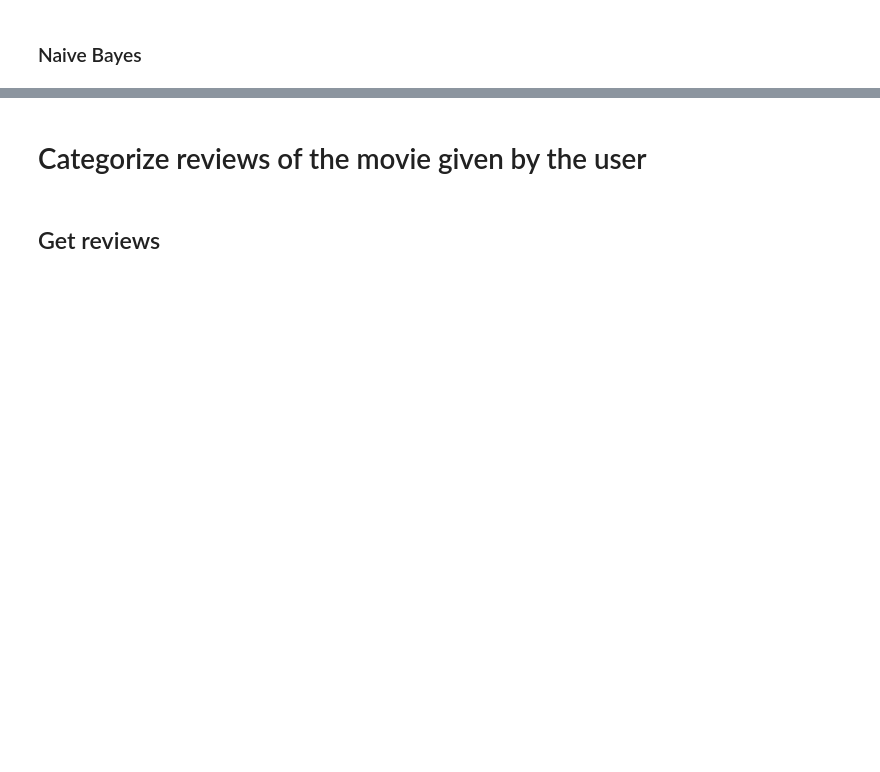
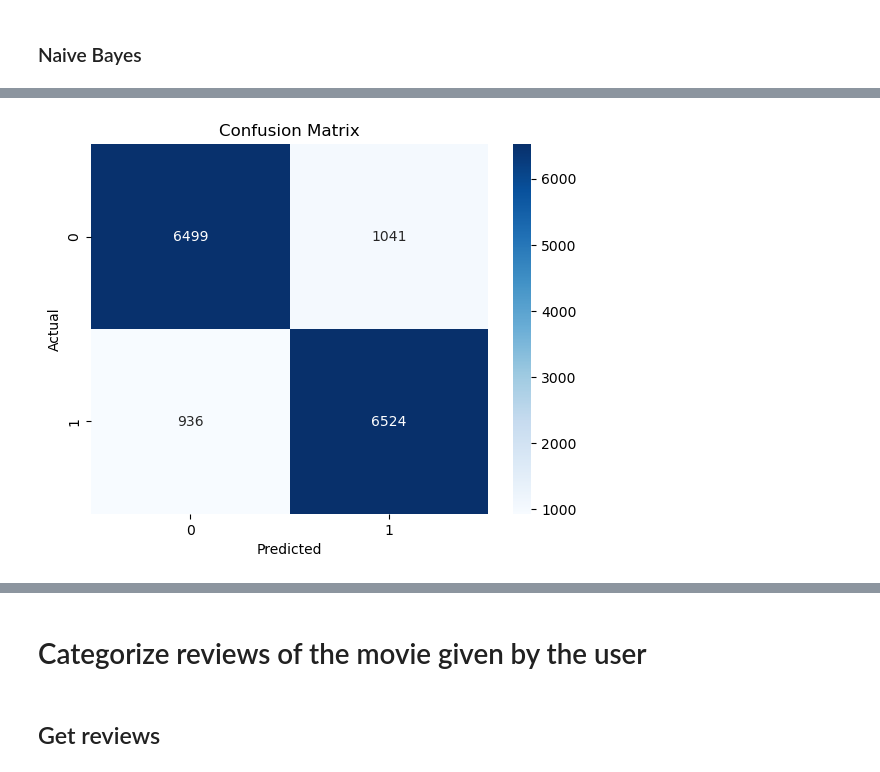
Before and after one commit to Konstantina5/DWS-Movie_Recommendation_System, a Jupyter notebook: NLP_Movie_Recommender.ipynb, the cells around one changed output, grey strips where cells are left out. Saved outputs shown, nothing was run; the diff lists cells and outputs as text; code cells hidden in the pictures; blank space fills up the shorter version.

Commit message:
Update training models of Movie recomendation Review dataset

```diff
--- a/NLP_Movie_Recommender.ipynb
+++ b/NLP_Movie_Recommender.ipynb
@@ -683,0 +558,17 @@ weighted avg      0.253     0.503     0.336     15000
+# %%
+import tensorflow as tf
+from tensorflow.keras.models import Sequential
+from tensorflow.keras.layers import Embedding, LSTM, Dense, Bidirectional
+
+# Creating the RNN model
+model = tf.keras.Sequential([
+    Embedding(input_dim=5000, output_dim=50),
+    Bidirectional(
+        LSTM(units=64),
+    ),
+    Dense(units=1, activation='sigmoid')
+])
+# %%
+model.compile(optimizer='adam', loss='binary_crossentropy', metrics=['accuracy'])
+# %%
+history = model.fit(x_train_padded, y_train, validation_data=(x_test_padded, y_test), epochs=5, batch_size=64)
@@ -683,0 +595,7 @@ weighted avg      0.253     0.503     0.336     15000
+# %%
+from sklearn.metrics import classification_report
+# Get predicted probabilities
+y_probs = model.predict(x_test_padded, batch_size=64)
+
+# Convert probabilities to binary predictions (0 or 1)
+y_pred = (y_probs > 0.5).astype(int)
@@ -683,0 +617,13 @@ weighted avg      0.253     0.503     0.336     15000
+# %%
+from sklearn.metrics import confusion_matrix
+import seaborn as sns
+import matplotlib.pyplot as plt
+
+cm = confusion_matrix(y_test, y_pred)
+sns.heatmap(cm, annot=True, fmt='d', cmap='Blues')
+plt.xlabel('Predicted')
+plt.ylabel('Actual')
+plt.title('Confusion Matrix')
+plt.show()
+# %% [output]
+[figure, added]
```
Also changed, not shown: parts of 71 cells of this notebook.
